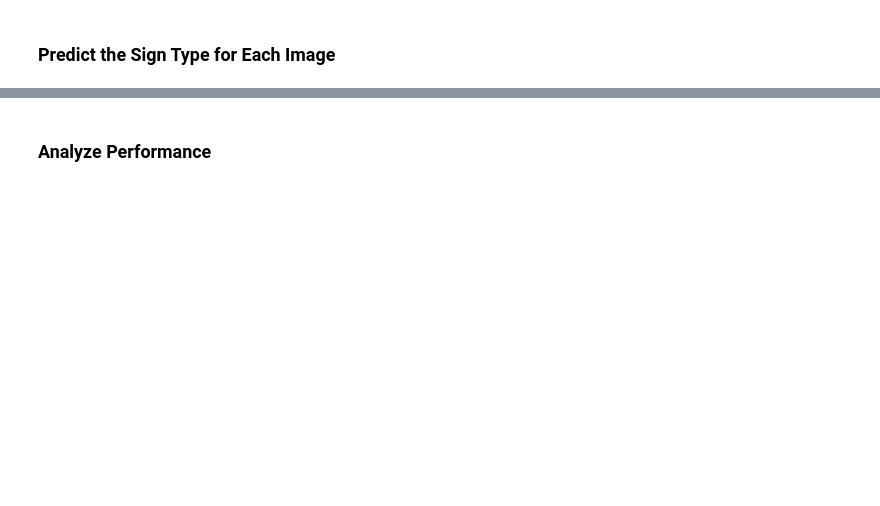
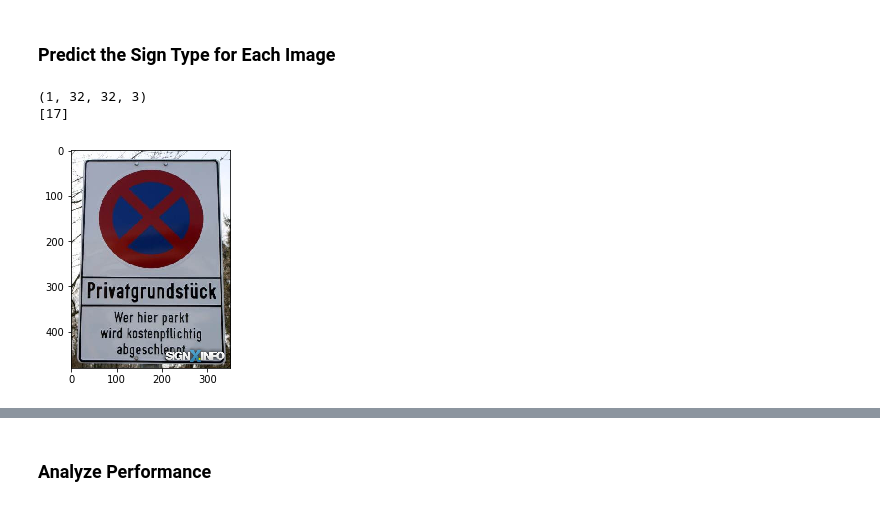
Before and after one commit to donigian/udacity_self_driving_car, a Jupyter notebook: CarND-Traffic-Sign-Classifier-Project/Traffic_Sign_Classifier.ipynb, the cells around one changed output, grey strips where cells are left out. Cells and saved outputs as stored; diff of their text form; code cells hidden in the pictures; blank space fills up the shorter version.

```diff
--- a/CarND-Traffic-Sign-Classifier-Project/Traffic_Sign_Classifier.ipynb
+++ b/CarND-Traffic-Sign-Classifier-Project/Traffic_Sign_Classifier.ipynb
@@ -368,0 +429,5 @@ Validation Accuracy = 0.860
+# %%
+with tf.Session() as sess:
+    saver.restore(sess, tf.train.latest_checkpoint('.'))
+    test_accuracy = evaluate(X_test, y_test)
+    print("Test Accuracy = {:.3f}".format(test_accuracy))
@@ -385,3 +483,28 @@ You may find `signnames.csv` useful as it contains mappings from the class id (i
 ### Run the predictions here and use the model to output the prediction for each image.
 ### Make sure to pre-process the images with the same pre-processing pipeline used earlier.
 ### Feel free to use as many code cells as needed.
+# %%
+def image_resize(image):
+    return cv2.resize(image,(32,32))
+# %%
+im = mpimg.imread('./traffic-signs-data/1.jpg')
+plt.imshow(im)
+resized_img = image_resize(im)[np.newaxis,:,:,:]
+print (resized_img.shape)
+top_5_probabilities = []
+predicted_classes = []
+softmax = tf.nn.softmax(logits)
+
+with tf.Session() as sess:
+        saver.restore(sess, tf.train.latest_checkpoint('.'))
+        feed_dict={x: resized_img}
+        prediction=tf.argmax(logits,dimension=1)
+        best = sess.run(prediction,feed_dict)
+        print(best)
+        predicted_classes.append(best)
+        probabilities = sess.run(softmax, feed_dict={x: resized_img})
+        top_5_probabilities.append(sess.run(tf.nn.top_k(probabilities, k=5)))
+# %% [output]
+(1, 32, 32, 3)
+[17]
+[figure, added]
```
Also changed, not shown: parts of 33 cells of this notebook, 5 other files.
